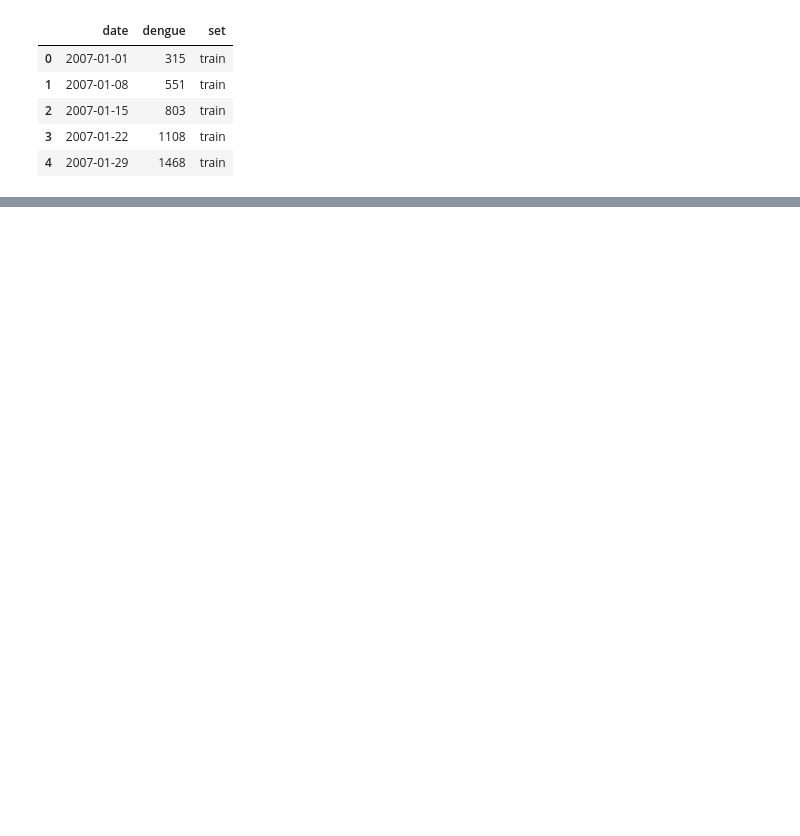
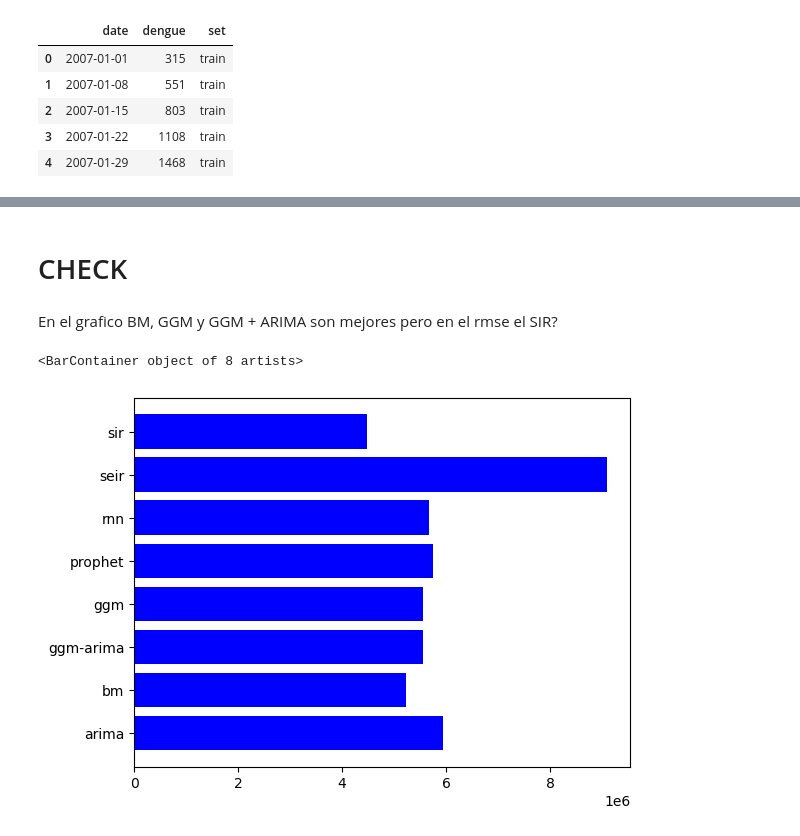
Before and after one commit to danielgvb/thesis, a Jupyter notebook: plotting/01_time_series.ipynb, the cells around one changed output, grey strips where cells are left out. Cells and saved outputs as stored; diff of their text form; code cells hidden in the pictures; blank space fills up the shorter version.

```diff
--- a/plotting/01_time_series.ipynb
+++ b/plotting/01_time_series.ipynb
@@ -527,0 +727,3 @@ df_dengue.head()
+# %%
+df_covid_temp = df_covid[['date', 'country', 'cases']].copy()
+df_covid_temp['date'] = pd.to_datetime(df_covid_temp['date'])
@@ -527,0 +752,7 @@ df_dengue.head()
+# %%
+countries = df_base['country'].unique()
+models = df_base['model'].unique()
+n_countries = len(countries)
+n_models = len(models)
+rmse_matrix = np.zeros((n_countries, n_models))
+r2_matrix = np.zeros((n_countries, n_models))
@@ -527,0 +761,32 @@ df_dengue.head()
+# %%
+countries = df_base['country'].unique()
+models = df_base['model'].unique()
+
+y_true = df_covid_temp[(df_covid_temp['country'] == country)]['cases']
+split_point = int(len(y_true) * 0.8)        # row where the 80/20 cut happens
+y_test_true = y_true[split_point:]
+
+for i in range(n_countries):
+    country = countries[i]
+    for j in range(n_models):
+        model = models[j]
+        # get the test data for the country i and model j
+        df_fitted_temp = df_base[(df_base['country'] == country) & (df_base['model'] == model)].copy()
+        y_pred = df_fitted_temp['value']
+        y_pred_test = y_pred[split_point:]
+
+        # calculate the metrics
+        rmse = np.sqrt(mean_squared_error(y_test_true, y_pred_test))
+        r2 = r2_score(y_test_true, y_pred_test)
+        rmse_matrix[i,j] = rmse
+        r2_matrix[i,j] = r2
+
+# create a dataframe with the metrics
+df_rmse = pd.DataFrame(rmse_matrix, columns=models, index=countries)
+df_r2 = pd.DataFrame(r2_matrix, columns=models, index=countries)
+# %%
+df_rmse_t = df_rmse.transpose()
+df_r2_t = df_r2.transpose()
+# create mean columns
+df_rmse_t['mean'] = df_rmse_t.mean(axis=1)
+df_r2_t['mean'] = df_r2_t.mean(axis=1)
@@ -527,0 +845,9 @@ df_dengue.head()
+# %% [markdown]
+# CHECK
+# %% [markdown]
+En el grafico BM, GGM y GGM + ARIMA son mejores pero en el rmse el SIR?
+# %%
+plt.barh(df_rmse_t.index, df_rmse_t['Colombia'], color='blue')
+# %% [output]
+<BarContainer object of 8 artists>
+[figure, added]
```
Also changed, not shown: parts of 36 cells of this notebook, 7 other files.
